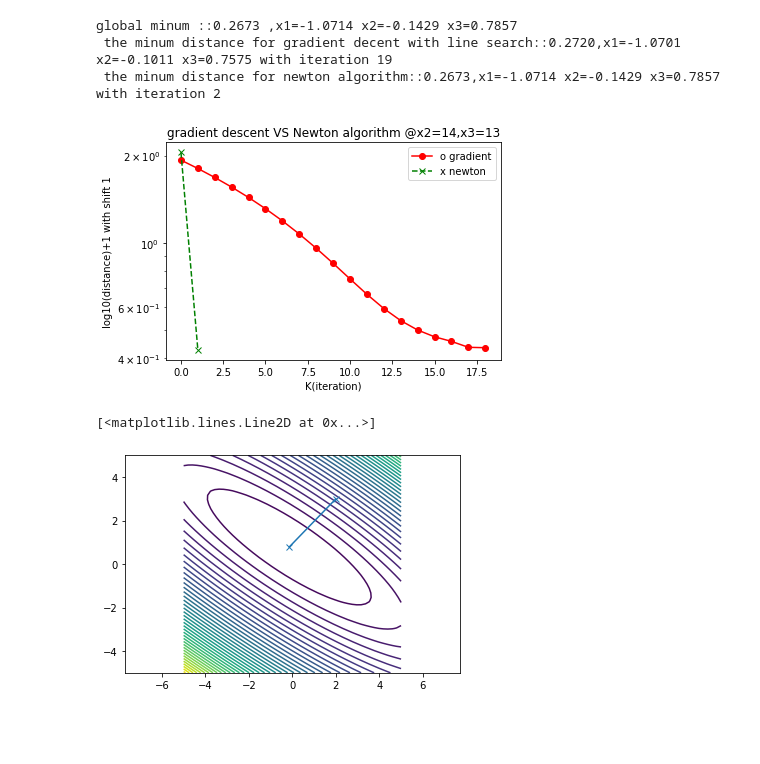
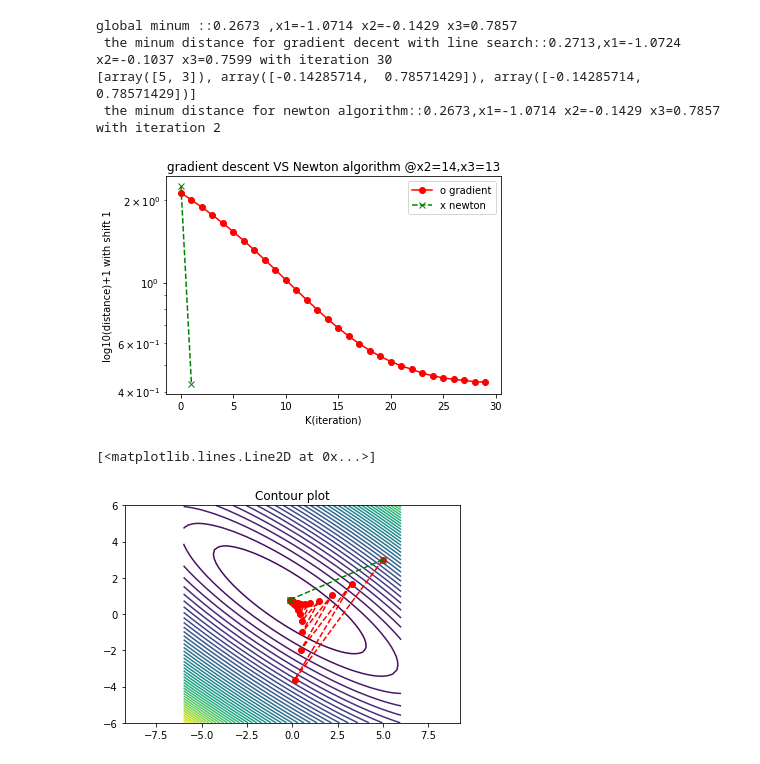
Before and after one commit to schen304joseph/598HW2, a Jupyter notebook: 598HW2.ipynb, the cells around one changed output. Drawn from its saved outputs; the diff is of its cells as text; code cells hidden in the pictures; blank space fills up the shorter version.

```diff
--- a/598HW2.ipynb
+++ b/598HW2.ipynb
@@ -20,10 +20,10 @@ def newtons(x):
     h=np.array([[10, 12],[12, 20]])
     w = np.zeros((1,2))
     w=x
+    datapointnewton=[np.array(x)]
     val1=[]
     check=1
     evals = 0
-
     while check > 1e-03:
         evals += 1
         loss, grad = loss_func(w)
@@ -36,8 +36,9 @@ def newtons(x):
         loss = new_loss
         grad = new_grad
         w = new_w
-
-    return [w,evals,val1]
+        datapointnewton.append(w)
+    print(datapointnewton)
+    return [w,evals,val1,datapointnewton]
 
 
 
@@ -46,10 +47,10 @@ def GradientDescentLineSearch(x, gamma = 0.1, max_evals = 250):
 
     w = np.zeros((1,2))
     w=x
+    datapointgradient=[np.array(x)]
     evals = 0
     val1=[]
     loss, grad = loss_func(w)
-
     check=1
     while evals < max_evals and check > 1e-03:
         evals += 1
@@ -66,7 +67,8 @@ def GradientDescentLineSearch(x, gamma = 0.1, max_evals = 250):
         grad = new_grad
         w = new_w
         val1.append(np.sqrt(loss))
-    return [w,evals,val1]
+        datapointgradient.append(w)
+    return [w,evals,val1,datapointgradient]
 
 
 
@@ -78,49 +80,52 @@ tr=5-8*x2-14*x3+5*x2**2+12*x2*x3+10*x3**2
 tr=np.sqrt(tr)
 print("global minum ::%.4f ,x1=%.4f x2=%.4f x3=%.4f" %(tr,x1,x2,x3))
 
-guesses = [np.array([2, 3])]
-x=guesses[-1]
-sol,cc1,d1=GradientDescentLineSearch(x)
+x = np.array([5, 3])
+sol,cc1,d1,datapointgradient=GradientDescentLineSearch(x)
 x1=1-2*sol[0]-3*sol[1]
 print(" the minum distance for gradient decent with line search::%.4f,x1=%.4f x2=%.4f x3=%.4f"%(d1[-1],x1,sol[0],sol[1]),"with iteration",cc1)
 
-sol,cc2,d2=newtons(x)
+sol,cc2,d2,datapointnewton=newtons(x)
 x1=1-2*sol[0]-3*sol[1]
-guesses.append(sol)
 print(" the minum distance for newton algorithm::%.4f,x1=%.4f x2=%.4f x3=%.4f"%(d2[-1],x1,sol[0],sol[1]),"with iteration",cc2)
 
 %matplotlib inline
 
 fig = plt.figure()
 
 for i in range(0,cc1):
     d1[i]=math.log10(d1[i])+1
 
 for i in range(0,cc2):
     d2[i]=math.log10(d2[i])+1
 
 plt.plot(d1, 'ro-',label='o gradient')
 plt.plot(d2, 'gx--',label='x newton')
 plt.semilogy()
 
 plt.legend()
 plt.xlabel('K(iteration)')
 plt.ylabel('log10(distance)+1 with shift 1')
 plt.title('gradient descent VS Newton algorithm @x2=14,x3=13')
 plt.show()
+
 fig = plt.figure()
-xmesh, ymesh = np.mgrid[-5:5:50j,-5:5:50j]
+plt.title('Contour plot')
+xmesh, ymesh = np.mgrid[-6:6:50j,-6:6:50j]
 fmesh = loss_func(np.array([xmesh, ymesh]))[0]
 pt.contour(xmesh, ymesh, fmesh, 50)
 plt.axis("equal")
-it_array = np.array(guesses)
-plt.plot(it_array.T[0], it_array.T[1], "x-")
+newton_array = np.array(datapointnewton)
+gradient_array = np.array(datapointgradient)
+plt.plot(gradient_array.T[0], gradient_array.T[1],'ro--')
+plt.plot(newton_array.T[0], newton_array.T[1],'gx--')
 # %% [output]
 global minum ::0.2673 ,x1=-1.0714 x2=-0.1429 x3=0.7857
- the minum distance for gradient decent with line search::0.2720,x1=-1.0701 x2=-0.1011 x3=0.7575 with iteration 19
+ the minum distance for gradient decent with line search::0.2713,x1=-1.0724 x2=-0.1037 x3=0.7599 with iteration 30
+[array([5, 3]), array([-0.14285714,  0.78571429]), array([-0.14285714,  0.78571429])]
  the minum distance for newton algorithm::0.2673,x1=-1.0714 x2=-0.1429 x3=0.7857 with iteration 2
-[figure, old version]
+[figure, new version]
 [<matplotlib.lines.Line2D at 0x...>]
-[figure, old version]
+[figure, new version]
 # %% [markdown]
 ![7F06CCC7-690E-49E1-8794-E9BB5EA27E12.jpeg](embedded-picture-1)
```
